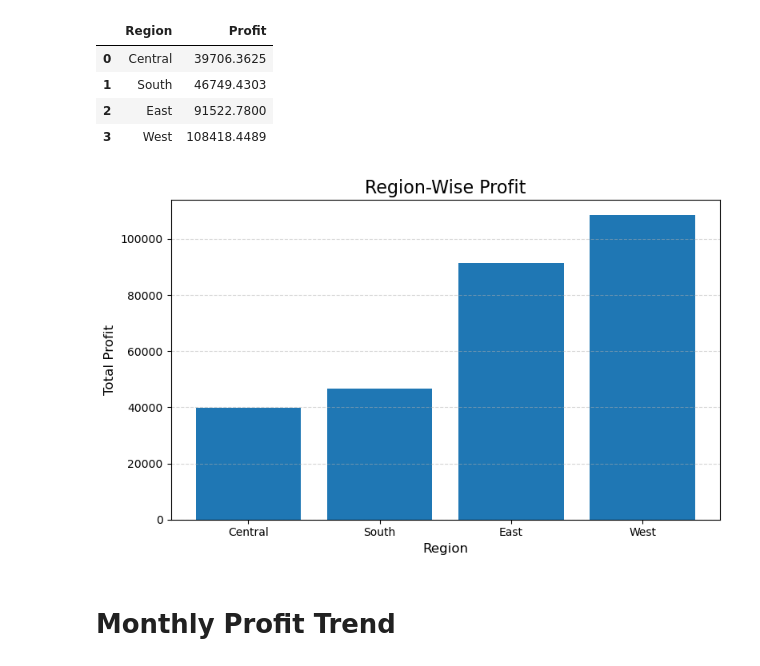
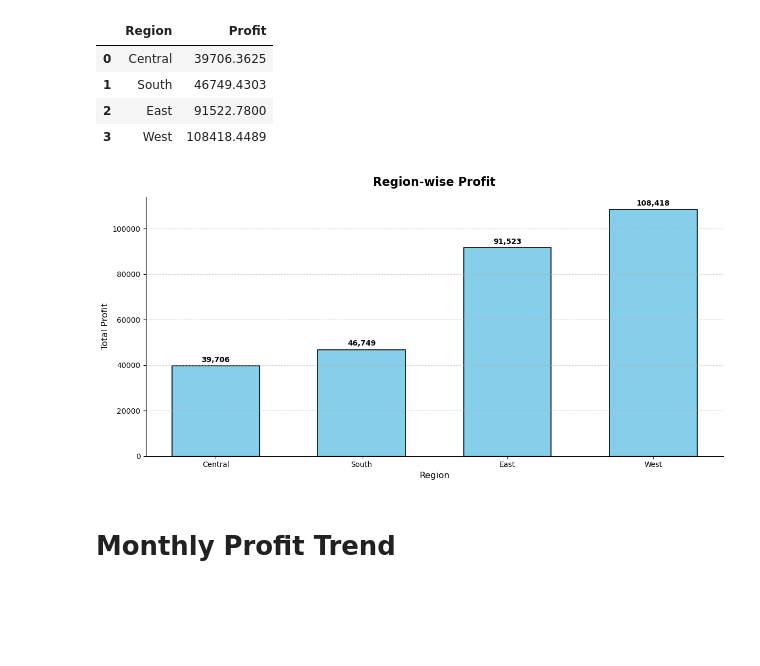
Before and after one commit to nilesh-2006/E-Commerce-Sales-Analysis, a Jupyter notebook: notebooks/05_profit_analysis.ipynb, the cells around one changed output. Saved outputs shown, nothing was run; the diff lists cells and outputs as text; code cells hidden in the pictures; blank space fills up the shorter version.

```diff
--- a/notebooks/05_profit_analysis.ipynb
+++ b/notebooks/05_profit_analysis.ipynb
@@ -106,28 +118,66 @@ region_profit
 | 2 | East | 91522.7800 |
 | 3 | West | 108418.4489 |
 # %%
-plt.figure(figsize=(8,5))
+import matplotlib.pyplot as plt
 
-plt.bar(region_profit["Region"], region_profit["Profit"])
+# Create Figure
+plt.figure(figsize=(12,6))
 
-plt.title("Region-Wise Profit", fontsize=16)
+# Bar Chart
+bars = plt.bar(
+    region_profit["Region"],
+    region_profit["Profit"],
+    color="skyblue",
+    edgecolor="black",
+    linewidth=1.2,
+    width=0.6
+)
 
+# Title
+plt.title(
+    "Region-wise Profit",
+    fontsize=16,
+    fontweight="bold",
+    pad=15
+)
+
+# Axis Labels
 plt.xlabel("Region", fontsize=12)
-
 plt.ylabel("Total Profit", fontsize=12)
 
+# Grid
 plt.grid(axis="y", linestyle="--", alpha=0.5)
 
+# Value Labels
+for bar in bars:
+    plt.text(
+        bar.get_x() + bar.get_width()/2,
+        bar.get_height() + 1000,
+        f"{bar.get_height():,.0f}",
+        ha="center",
+        va="bottom",
+        fontsize=10,
+        fontweight="bold"
+    )
+
+# Remove Top and Right Border
+plt.gca().spines["top"].set_visible(False)
+plt.gca().spines["right"].set_visible(False)
+
+# Adjust Layout
 plt.tight_layout()
+
+# Save Chart
 plt.savefig(
     "../visualizations/profits/region_wise_profit.png",
     dpi=300,
     bbox_inches="tight"
 )
 
+# Show Chart
 plt.show()
 # %% [output]
-[figure, old version]
+[figure, new version]
 # %% [markdown]
 # Monthly Profit Trend
 # %% [markdown]
```
Also changed, not shown: parts of 10 cells of this notebook, 1 other file.
